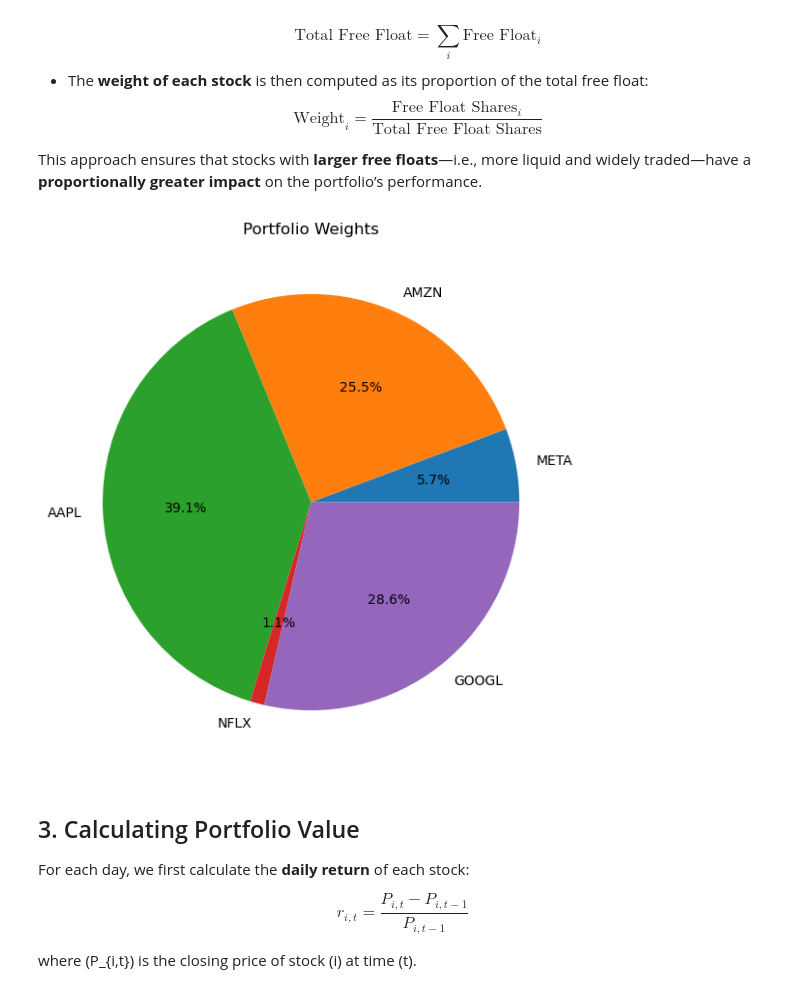
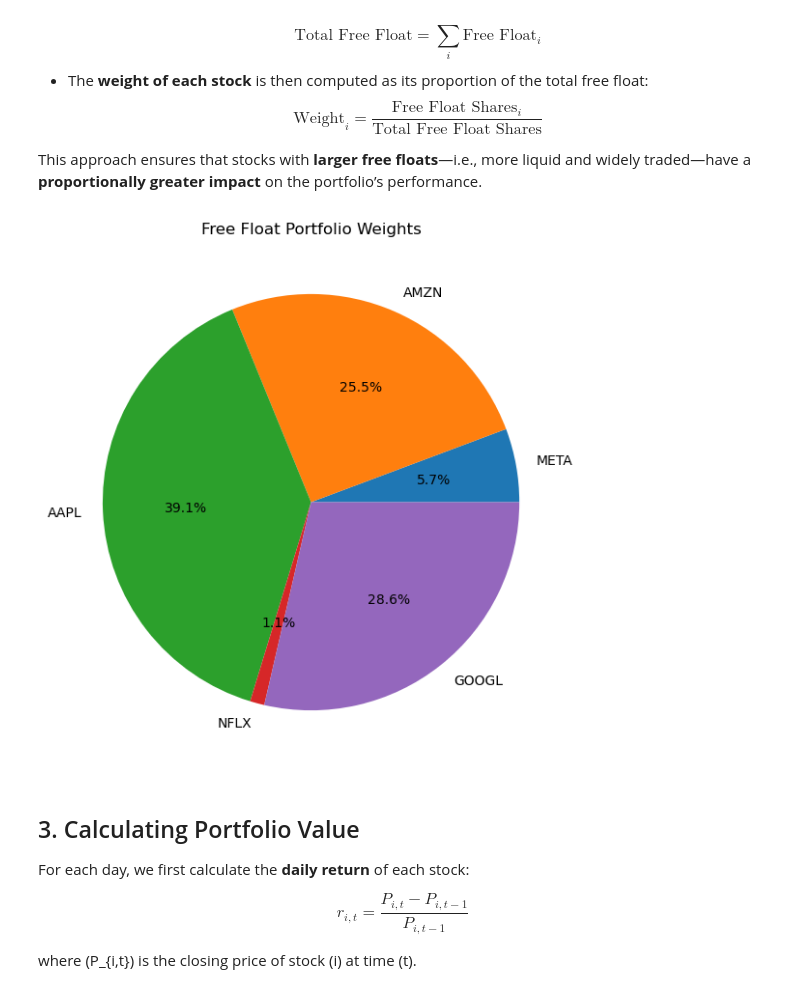
Before and after one commit to glorymary96/Portfolio-FAANG, a Jupyter notebook: notebooks/02_Portfolio_analysis.ipynb, the cells around one changed output. Cells and saved outputs as stored; diff of their text form; code cells hidden in the pictures.

```diff
--- a/notebooks/02_Portfolio_analysis.ipynb
+++ b/notebooks/02_Portfolio_analysis.ipynb
@@ -41,20 +41,20 @@ prices = download_stock_prices(
 This approach ensures that stocks with **larger free floats**—i.e., more liquid and widely traded—have a **proportionally greater impact** on the portfolio’s performance.
 # %%
 initial_capital = 1000
-df_portfolio, df_weight = build_portfolio(
+df_port_ff, df_weight_ff = build_portfolio_free_float(
                             tickers,
                             start_date,
                             end_date,
                             initial_capital)
 
-weights = df_weight.set_index("Ticker")["Free Float Weight"].dropna()
+weights = df_weight_ff.set_index("Ticker")["Free Float Weight"].dropna()
 
 plt.figure(figsize=(7,7))
 plt.pie(weights, labels=weights.index, autopct="%1.1f%%")
-plt.title("Portfolio Weights")
+plt.title("Free Float Portfolio Weights")
 plt.show()
 # %% [output]
-[figure, old version]
+[figure, new version]
 # %% [markdown]
 ## 3. Calculating Portfolio Value
 
```
Also changed, not shown: parts of 4 cells of this notebook.
